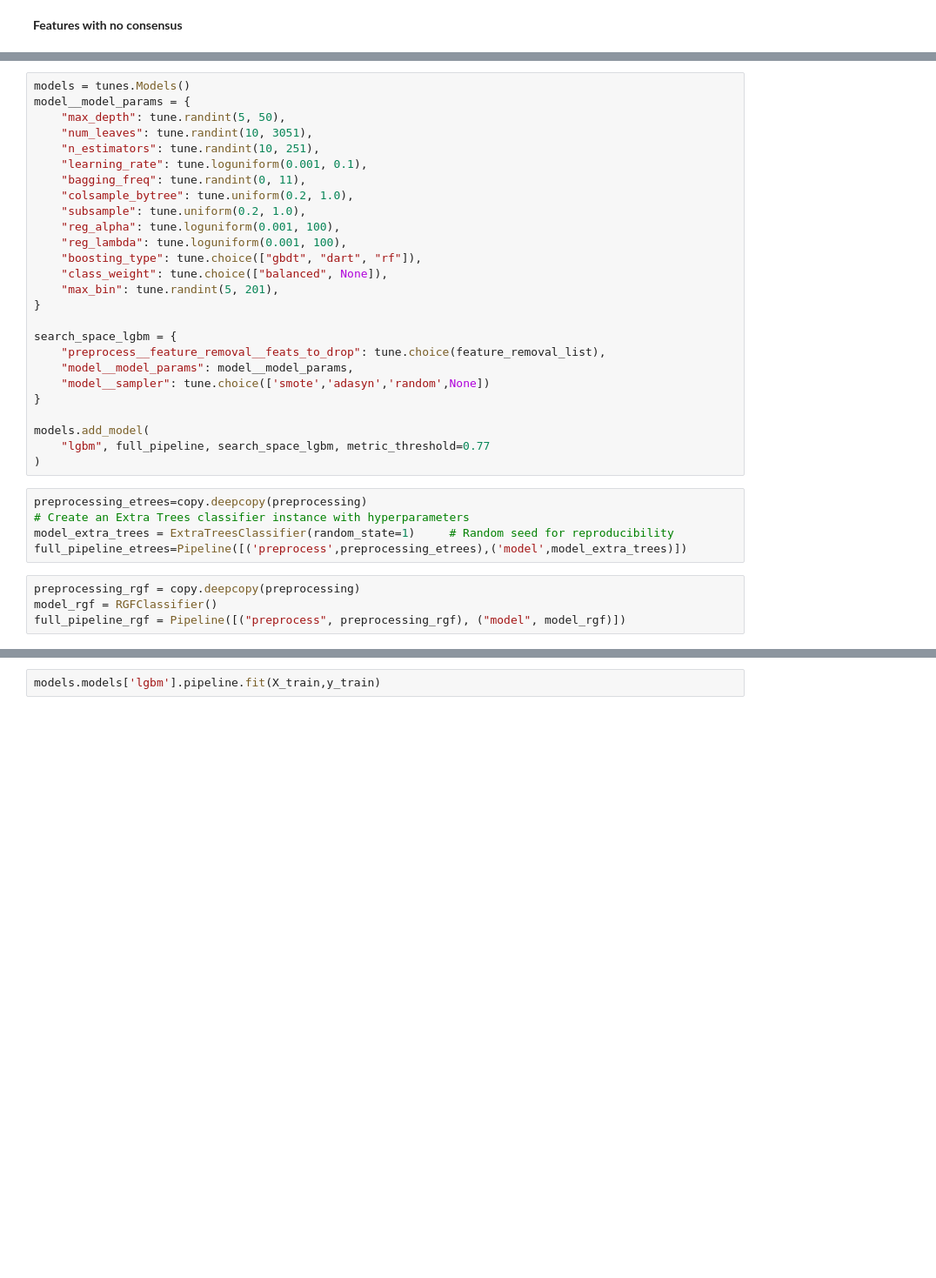
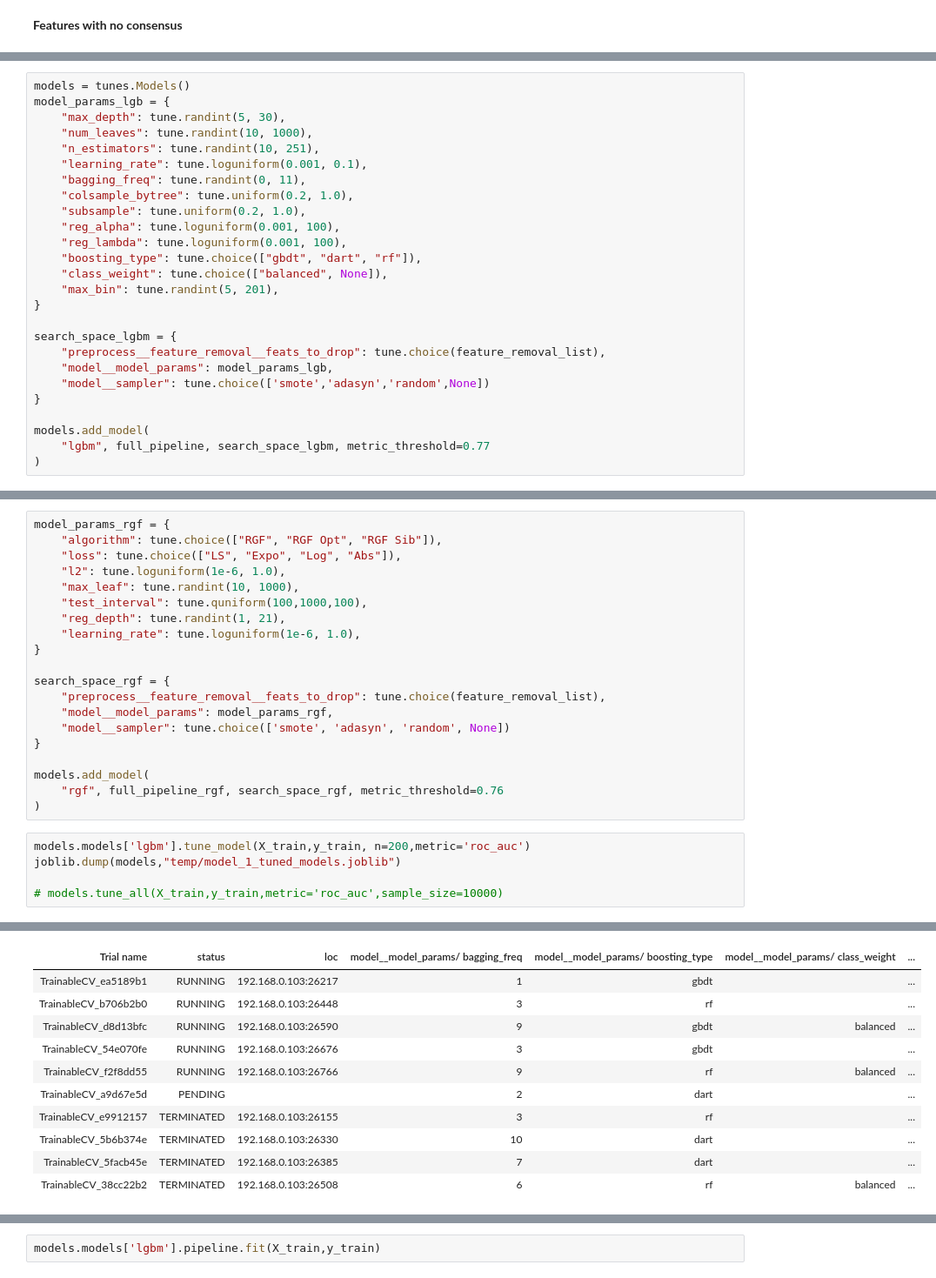
Before and after one commit to gediminas-skvarnavicius/home-credit-group-ml, a Jupyter notebook: model_1_difficulties.ipynb, the cells around one changed output, grey strips where cells are left out. Shown: that part at 87% size. Saved outputs shown, nothing was run; the diff lists cells and outputs as text; blank space fills up the shorter version.

```diff
--- a/model_1_difficulties.ipynb
+++ b/model_1_difficulties.ipynb
@@ -199,8 +226,8 @@ eda.table_display(pl.DataFrame(feature_quality).filter(
 # %%
 models = tunes.Models()
-model__model_params = {
-    "max_depth": tune.randint(5, 50),
-    "num_leaves": tune.randint(10, 3051),
+model_params_lgb = {
+    "max_depth": tune.randint(5, 30),
+    "num_leaves": tune.randint(10, 1000),
     "n_estimators": tune.randint(10, 251),
     "learning_rate": tune.loguniform(0.001, 0.1),
     "bagging_freq": tune.randint(0, 11),
@@ -215,19 +242,10 @@ model__model_params = {
 
 search_space_lgbm = {
     "preprocess__feature_removal__feats_to_drop": tune.choice(feature_removal_list),
-    "model__model_params": model__model_params,
+    "model__model_params": model_params_lgb,
     "model__sampler": tune.choice(['smote','adasyn','random',None])
 }
 
 models.add_model(
     "lgbm", full_pipeline, search_space_lgbm, metric_threshold=0.77
 )
-# %%
-preprocessing_etrees=copy.deepcopy(preprocessing)
-# Create an Extra Trees classifier instance with hyperparameters
-model_extra_trees = ExtraTreesClassifier(random_state=1)     # Random seed for reproducibility
-full_pipeline_etrees=Pipeline([('preprocess',preprocessing_etrees),('model',model_extra_trees)])
-# %%
-preprocessing_rgf = copy.deepcopy(preprocessing)
-model_rgf = RGFClassifier()
-full_pipeline_rgf = Pipeline([("preprocess", preprocessing_rgf), ("model", model_rgf)])
@@ -275,0 +273,26 @@ lgbm tuned.
+# %%
+model_params_rgf = {
+    "algorithm": tune.choice(["RGF", "RGF Opt", "RGF Sib"]),
+    "loss": tune.choice(["LS", "Expo", "Log", "Abs"]),
+    "l2": tune.loguniform(1e-6, 1.0),
+    "max_leaf": tune.randint(10, 1000),
+    "test_interval": tune.quniform(100,1000,100),
+    "reg_depth": tune.randint(1, 21),
+    "learning_rate": tune.loguniform(1e-6, 1.0),
+}
+
+search_space_rgf = {
+    "preprocess__feature_removal__feats_to_drop": tune.choice(feature_removal_list),
+    "model__model_params": model_params_rgf,
+    "model__sampler": tune.choice(['smote', 'adasyn', 'random', None])
+}
+
+models.add_model(
+    "rgf", full_pipeline_rgf, search_space_rgf, metric_threshold=0.76
+)
+# %%
+models.models['lgbm'].tune_model(X_train,y_train, n=200,metric='roc_auc')
+joblib.dump(models,"temp/model_1_tuned_models.joblib")
+
+# models.tune_all(X_train,y_train,metric='roc_auc',sample_size=10000)
+# %% [output]
@@ -275,0 +307,11 @@ lgbm tuned.
+| Trial name | status | loc | model__model_params/ bagging_freq | model__model_params/ boosting_type | model__model_params/ class_weight | ... |
+| TrainableCV_ea5189b1 | RUNNING | 192.168.0.103:26217 | 1 | gbdt |  | ... |
+| TrainableCV_b706b2b0 | RUNNING | 192.168.0.103:26448 | 3 | rf |  | ... |
+| TrainableCV_d8d13bfc | RUNNING | 192.168.0.103:26590 | 9 | gbdt | balanced | ... |
+| TrainableCV_54e070fe | RUNNING | 192.168.0.103:26676 | 3 | gbdt |  | ... |
+| TrainableCV_f2f8dd55 | RUNNING | 192.168.0.103:26766 | 9 | rf | balanced | ... |
+| TrainableCV_a9d67e5d | PENDING |  | 2 | dart |  | ... |
+| TrainableCV_e9912157 | TERMINATED | 192.168.0.103:26155 | 3 | rf |  | ... |
+| TrainableCV_5b6b374e | TERMINATED | 192.168.0.103:26330 | 10 | dart |  | ... |
+| TrainableCV_5facb45e | TERMINATED | 192.168.0.103:26385 | 7 | dart |  | ... |
+| TrainableCV_38cc22b2 | TERMINATED | 192.168.0.103:26508 | 6 | rf | balanced | ... |
```
Also changed, not shown: parts of 18 cells of this notebook, 1 other file.
